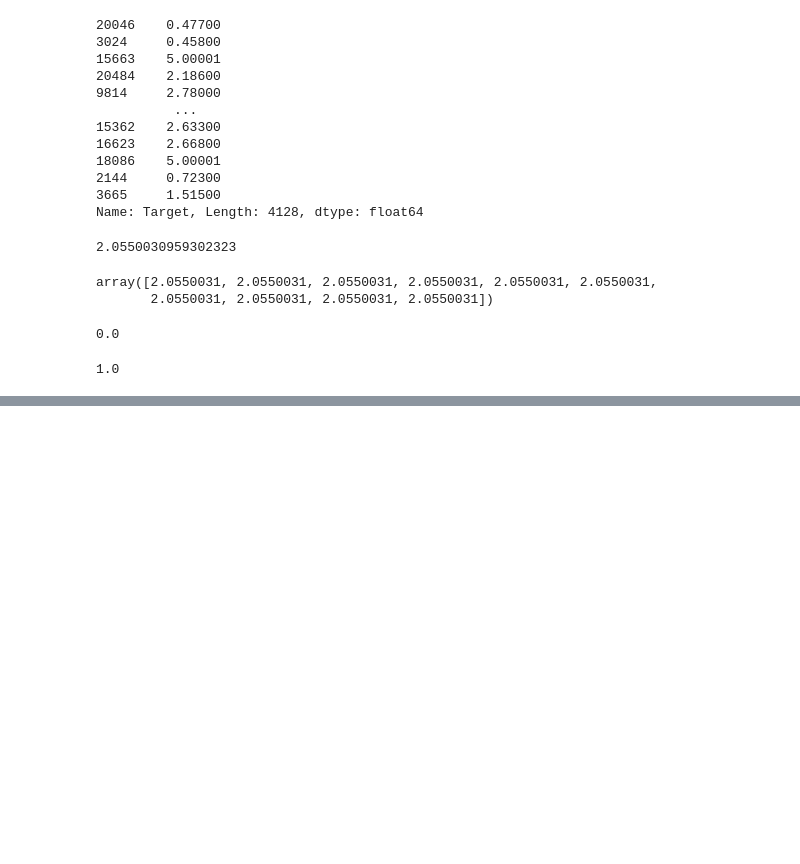
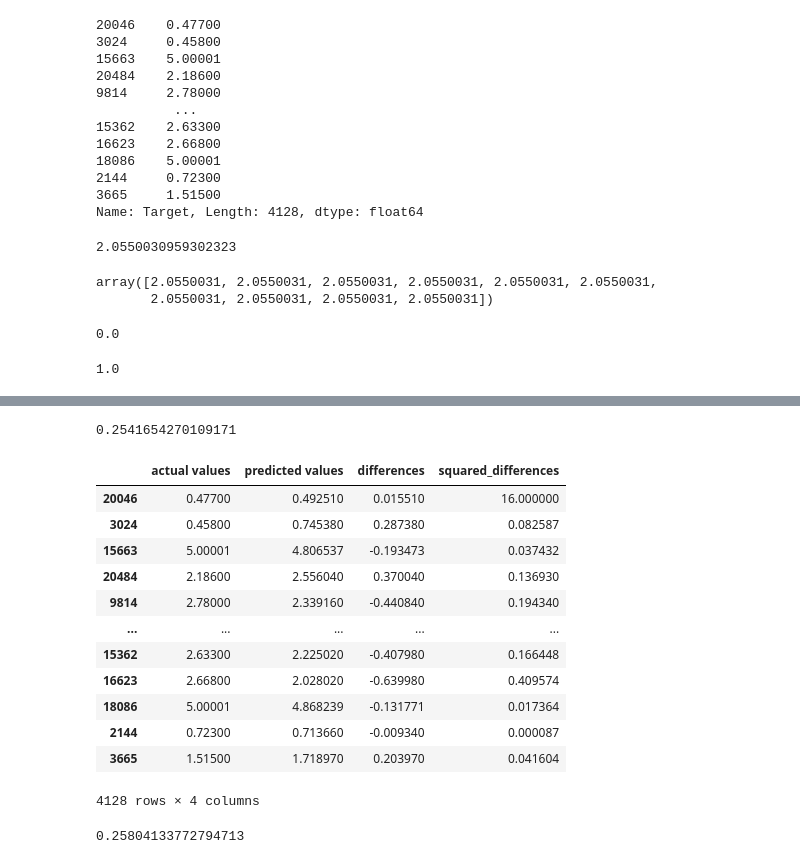
Before and after one commit to calebcharles343/AI_Machine-Leaning_-_Data-Science, a Jupyter notebook: sample_project/introduction-to-scikit-learn.ipynb, the cells around one changed output, grey strips where cells are left out. Drawn from its saved outputs; the diff is of its cells as text; code cells hidden in the pictures; blank space fills up the shorter version.

Commit message:
sklearn update

```diff
--- a/sample_project/introduction-to-scikit-learn.ipynb
+++ b/sample_project/introduction-to-scikit-learn.ipynb
@@ -1688,0 +1678,7 @@ r2_score(y_true=y_test,
+# %%
+# MAE
+from sklearn.metrics import mean_absolute_error
+
+y_preds = model.predict(X_test)
+mae = mean_absolute_error(y_test, y_preds)
+mae
@@ -1688,0 +1690,6 @@ r2_score(y_true=y_test,
+# %%
+df = pd.DataFrame(data={'actual values': y_test,
+                       'predicted values': y_preds})
+
+df['differences'] = df['predicted values'] - df['actual values']
+df.head(10)
@@ -1688,0 +1725,3 @@ r2_score(y_true=y_test,
+# %%
+df['squared_differences'] = np.square(df['differences'])
+df.head()
@@ -1688,0 +1735,30 @@ r2_score(y_true=y_test,
+# %%
+# Calculate MSE by hand
+squared = np.square(df['differences'])
+squared.mean()
+# %% [output]
+0.2541654270109171
+# %%
+df_large_error = df.copy()
+df_large_error.iloc[0, 3] = 16
+
+df_large_error
+# %% [output]
+|  | actual values | predicted values | differences | squared_differences |
+| 20046 | 0.47700 | 0.492510 | 0.015510 | 16.000000 |
+| 3024 | 0.45800 | 0.745380 | 0.287380 | 0.082587 |
+| 15663 | 5.00001 | 4.806537 | -0.193473 | 0.037432 |
+| 20484 | 2.18600 | 2.556040 | 0.370040 | 0.136930 |
+| 9814 | 2.78000 | 2.339160 | -0.440840 | 0.194340 |
+| ... | ... | ... | ... | ... |
+| 15362 | 2.63300 | 2.225020 | -0.407980 | 0.166448 |
+| 16623 | 2.66800 | 2.028020 | -0.639980 | 0.409574 |
+| 18086 | 5.00001 | 4.868239 | -0.131771 | 0.017364 |
+| 2144 | 0.72300 | 0.713660 | -0.009340 | 0.000087 |
+| 3665 | 1.51500 | 1.718970 | 0.203970 | 0.041604 |
+4128 rows × 4 columns
+# %%
+# Calculate MSE with large error
+df_large_error['squared_differences'].mean()
+# %% [output]
+0.25804133772794713
```
Also changed, not shown: parts of 54 cells of this notebook, 7 other files.
